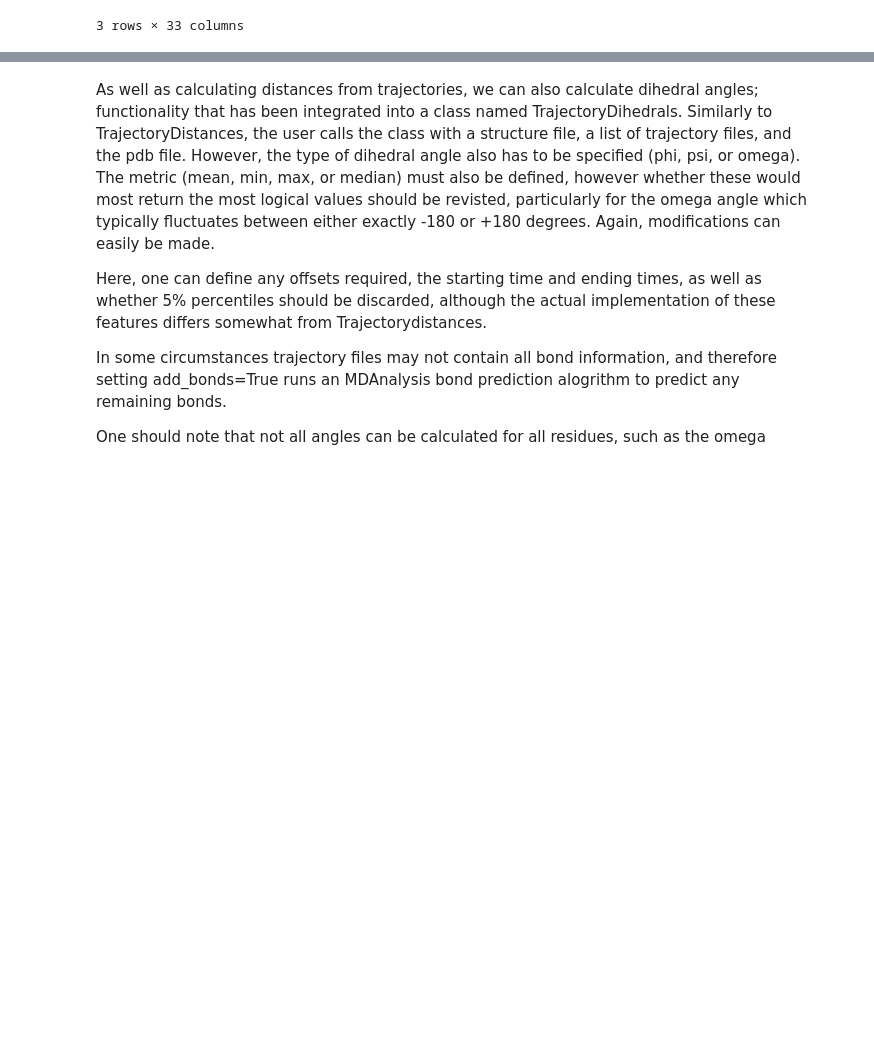
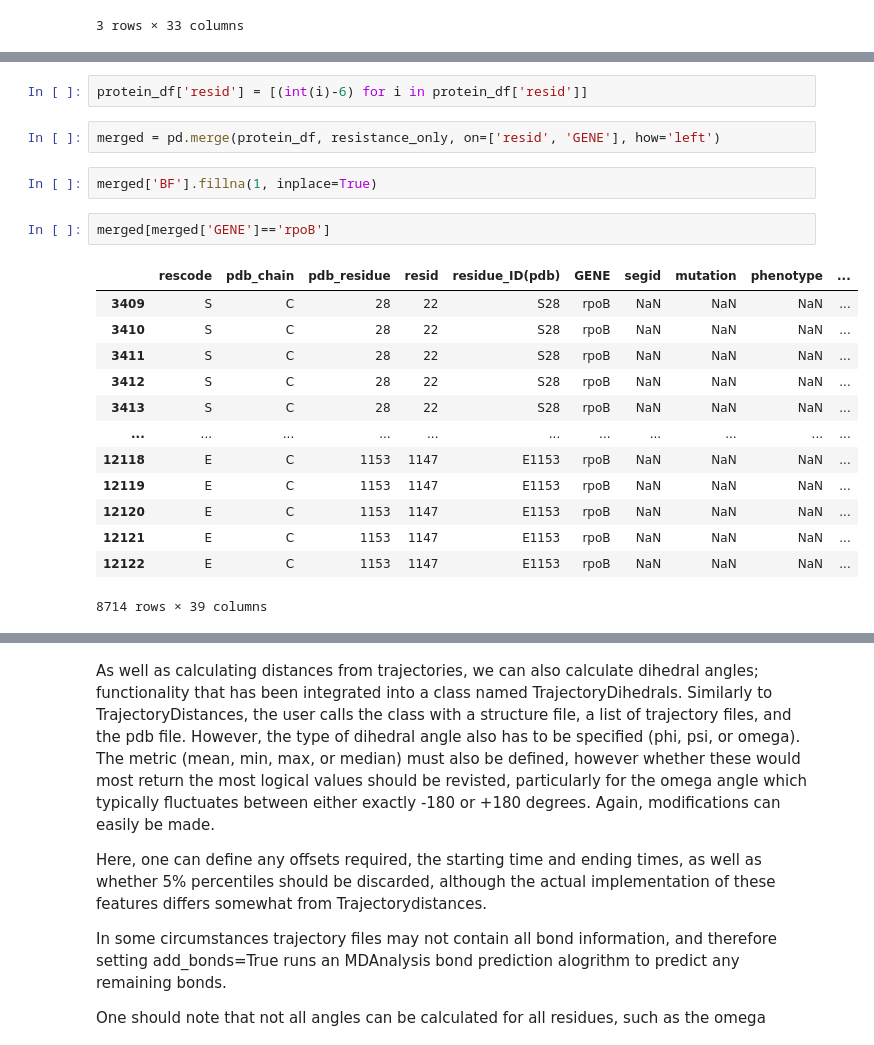
Before and after one commit to DylanAdlard/SABS_rotation_1_report, a Jupyter notebook: Report.ipynb, the cells around one changed output, grey strips where cells are left out. Drawn from its saved outputs; the diff is of its cells as text; blank space fills up the shorter version.

```diff
--- a/Report.ipynb
+++ b/Report.ipynb
@@ -368,0 +490,22 @@ features.df[:3]
+# %%
+protein_df['resid'] = [(int(i)-6) for i in protein_df['resid']]
+# %%
+merged = pd.merge(protein_df, resistance_only, on=['resid', 'GENE'], how='left')
+# %%
+merged['BF'].fillna(1, inplace=True)
+# %%
+merged[merged['GENE']=='rpoB']
+# %% [output]
+|  | rescode | pdb_chain | pdb_residue | resid | residue_ID(pdb) | GENE | segid | mutation | phenotype | ... |
+| 3409 | S | C | 28 | 22 | S28 | rpoB | NaN | NaN | NaN | ... |
+| 3410 | S | C | 28 | 22 | S28 | rpoB | NaN | NaN | NaN | ... |
+| 3411 | S | C | 28 | 22 | S28 | rpoB | NaN | NaN | NaN | ... |
+| 3412 | S | C | 28 | 22 | S28 | rpoB | NaN | NaN | NaN | ... |
+| 3413 | S | C | 28 | 22 | S28 | rpoB | NaN | NaN | NaN | ... |
+| ... | ... | ... | ... | ... | ... | ... | ... | ... | ... | ... |
+| 12118 | E | C | 1153 | 1147 | E1153 | rpoB | NaN | NaN | NaN | ... |
+| 12119 | E | C | 1153 | 1147 | E1153 | rpoB | NaN | NaN | NaN | ... |
+| 12120 | E | C | 1153 | 1147 | E1153 | rpoB | NaN | NaN | NaN | ... |
+| 12121 | E | C | 1153 | 1147 | E1153 | rpoB | NaN | NaN | NaN | ... |
+| 12122 | E | C | 1153 | 1147 | E1153 | rpoB | NaN | NaN | NaN | ... |
+8714 rows × 39 columns
```
Also changed, not shown: parts of 28 cells of this notebook.
